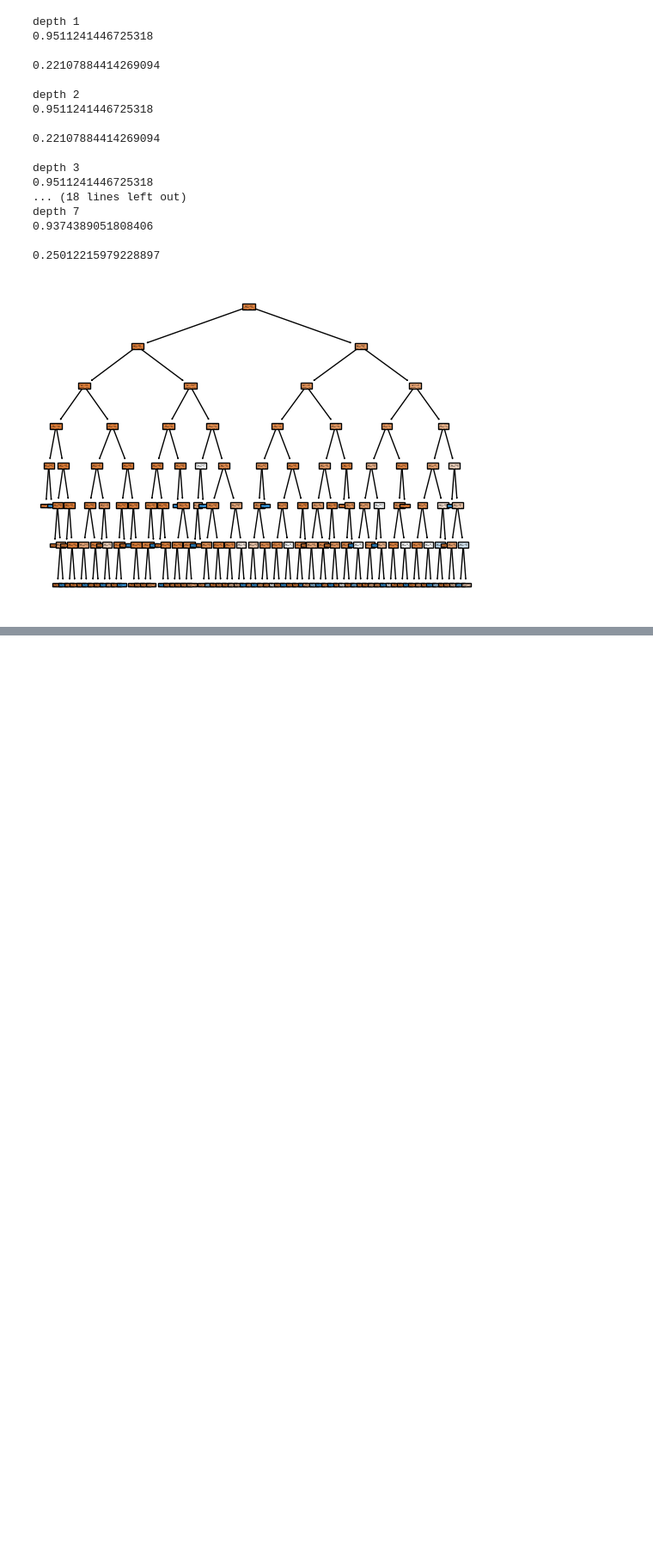
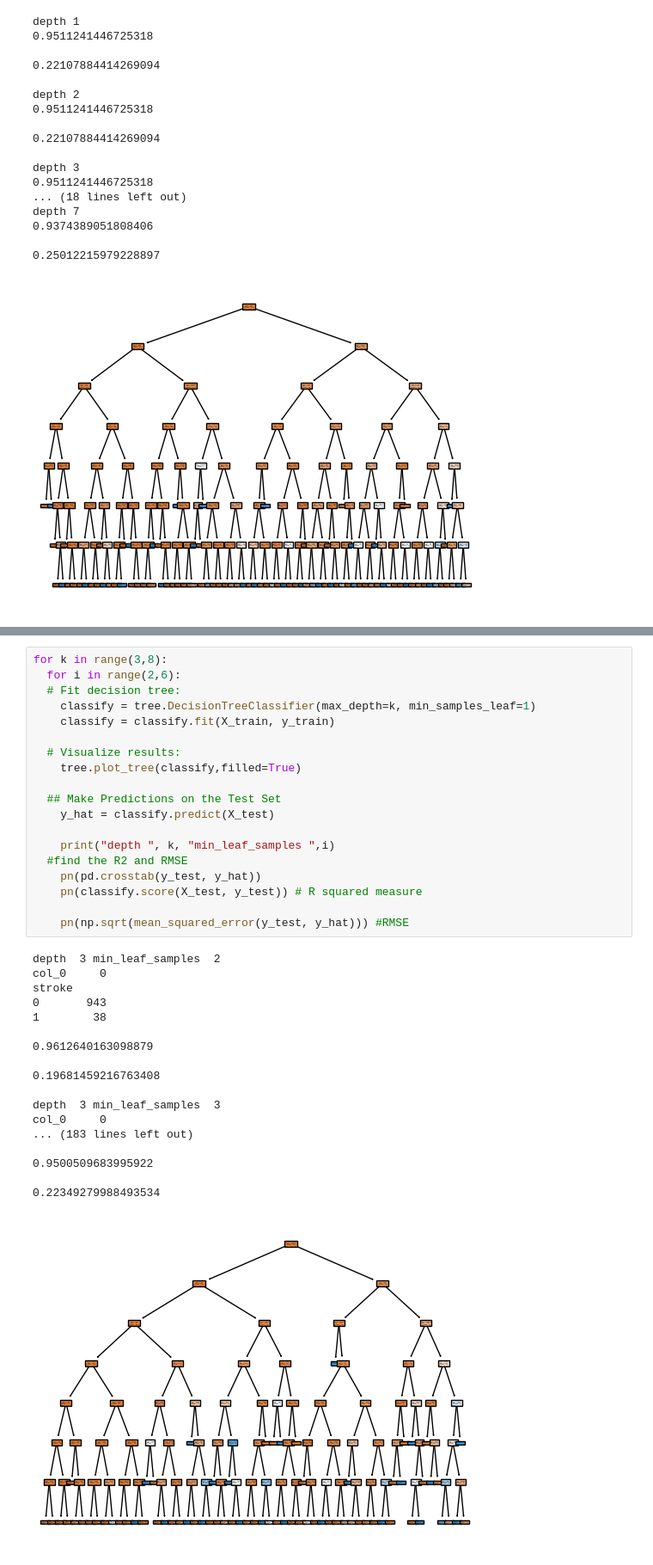
Before and after one commit to DS3001/group5, a Jupyter notebook: lab2.ipynb, the cells around one changed output, grey strips where cells are left out. Shown at 86% size. Drawn from its saved outputs; the diff is of its cells as text; blank space fills up the shorter version.

```diff
--- a/lab2.ipynb
+++ b/lab2.ipynb
@@ -403,0 +542,38 @@ depth 7
+# %%
+for k in range(3,8):
+  for i in range(2,6):
+  # Fit decision tree:
+    classify = tree.DecisionTreeClassifier(max_depth=k, min_samples_leaf=1)
+    classify = classify.fit(X_train, y_train)
+
+  # Visualize results:
+    tree.plot_tree(classify,filled=True)
+
+  ## Make Predictions on the Test Set
+    y_hat = classify.predict(X_test)
+
+    print("depth ", k, "min_leaf_samples ",i)
+  #find the R2 and RMSE
+    pn(pd.crosstab(y_test, y_hat))
+    pn(classify.score(X_test, y_test)) # R squared measure
+
+    pn(np.sqrt(mean_squared_error(y_test, y_hat))) #RMSE
+# %% [output]
+depth  3 min_leaf_samples  2
+col_0     0
+stroke
+0       943
+1        38
+
+0.9612640163098879
+
+0.19681459216763408
+
+depth  3 min_leaf_samples  3
+col_0     0
+... (183 lines left out)
+
+0.9500509683995922
+
+0.22349279988493534
+[figure, added]
```
Also changed, not shown: parts of 14 cells of this notebook.
